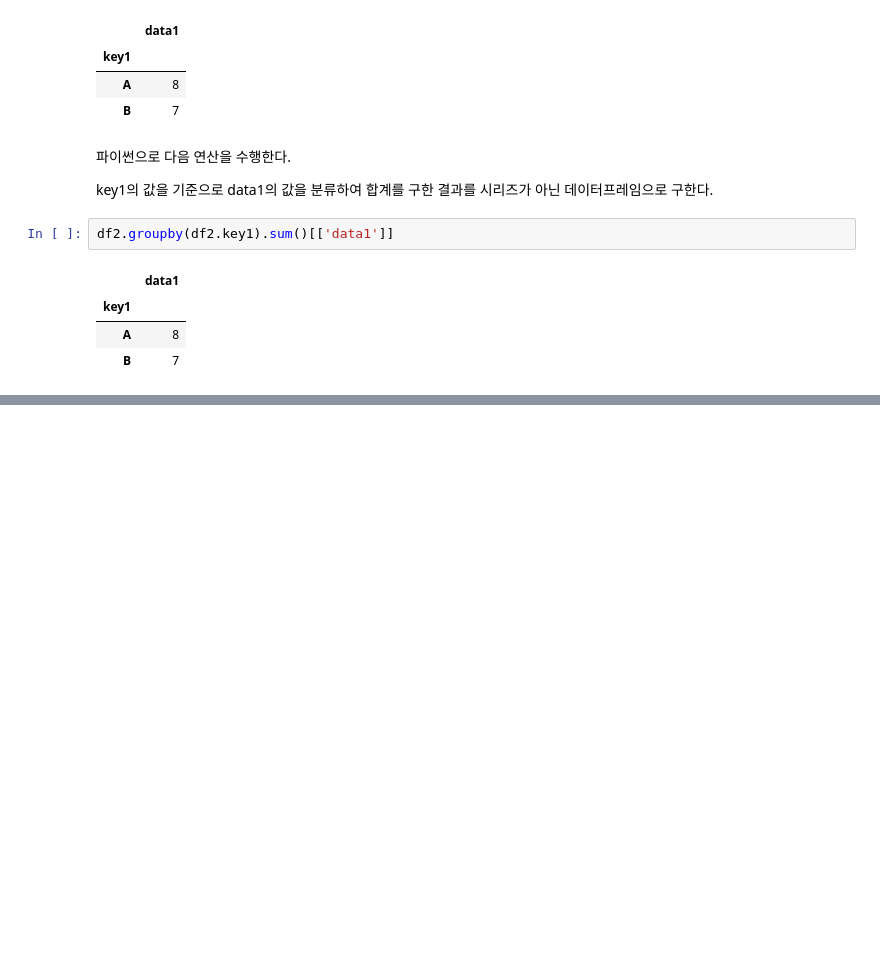
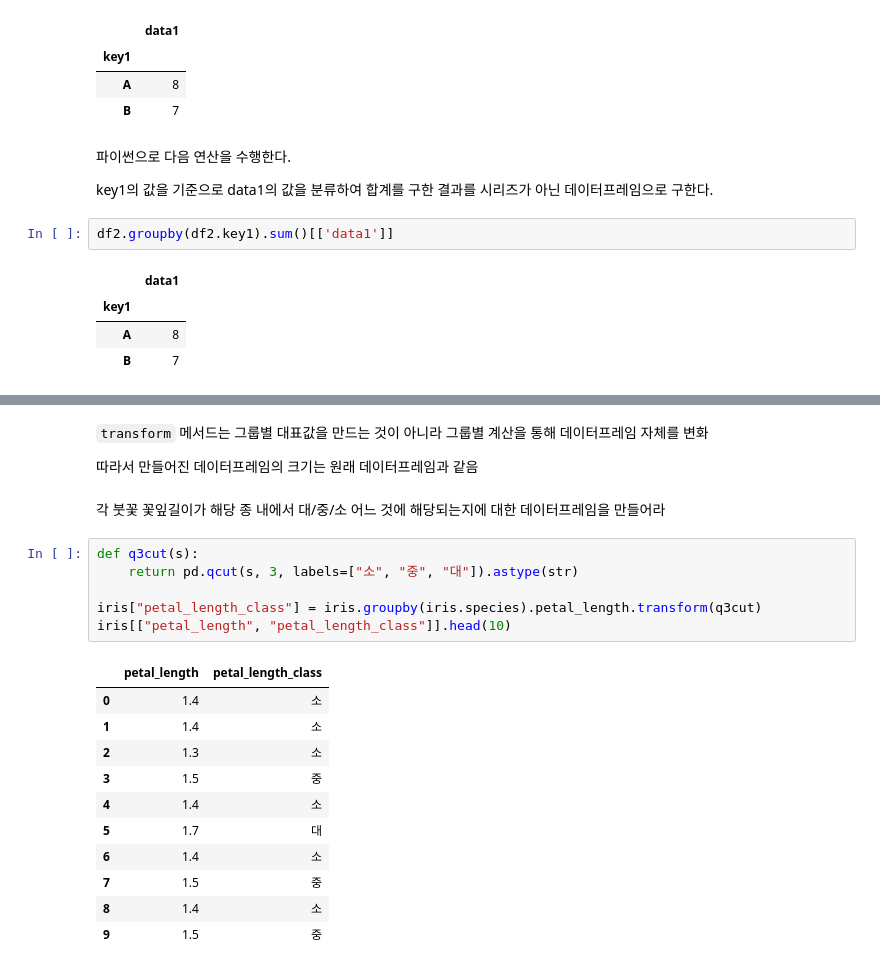
Before and after one commit to jojaehyeok99/python_20240215, a Jupyter notebook: pandas_data_analysis/pandas_data_advanced_controll.ipynb, the cells around one changed output, grey strips where cells are left out. Saved outputs shown, nothing was run; the diff lists cells and outputs as text; blank space fills up the shorter version.

```diff
--- a/pandas_data_analysis/pandas_data_advanced_controll.ipynb
+++ b/pandas_data_analysis/pandas_data_advanced_controll.ipynb
@@ -578,0 +688,24 @@ df2.groupby(df2.key1).sum()[['data1']]
+# %% [markdown]
+`transform` 메서드는 그룹별 대표값을 만드는 것이 아니라 그룹별 계산을 통해 데이터프레임 자체를 변화
+
+따라서 만들어진 데이터프레임의 크기는 원래 데이터프레임과 같음
+# %% [markdown]
+각 붓꽃 꽃잎길이가 해당 종 내에서 대/중/소 어느 것에 해당되는지에 대한 데이터프레임을 만들어라
+# %%
+def q3cut(s):
+    return pd.qcut(s, 3, labels=["소", "중", "대"]).astype(str)
+
+iris["petal_length_class"] = iris.groupby(iris.species).petal_length.transform(q3cut)
+iris[["petal_length", "petal_length_class"]].head(10)
+# %% [output]
+|  | petal_length | petal_length_class |
+| 0 | 1.4 | 소 |
+| 1 | 1.4 | 소 |
+| 2 | 1.3 | 소 |
+| 3 | 1.5 | 중 |
+| 4 | 1.4 | 소 |
+| 5 | 1.7 | 대 |
+| 6 | 1.4 | 소 |
+| 7 | 1.5 | 중 |
+| 8 | 1.4 | 소 |
+| 9 | 1.5 | 중 |
```
Also changed, not shown: parts of 16 cells of this notebook.
